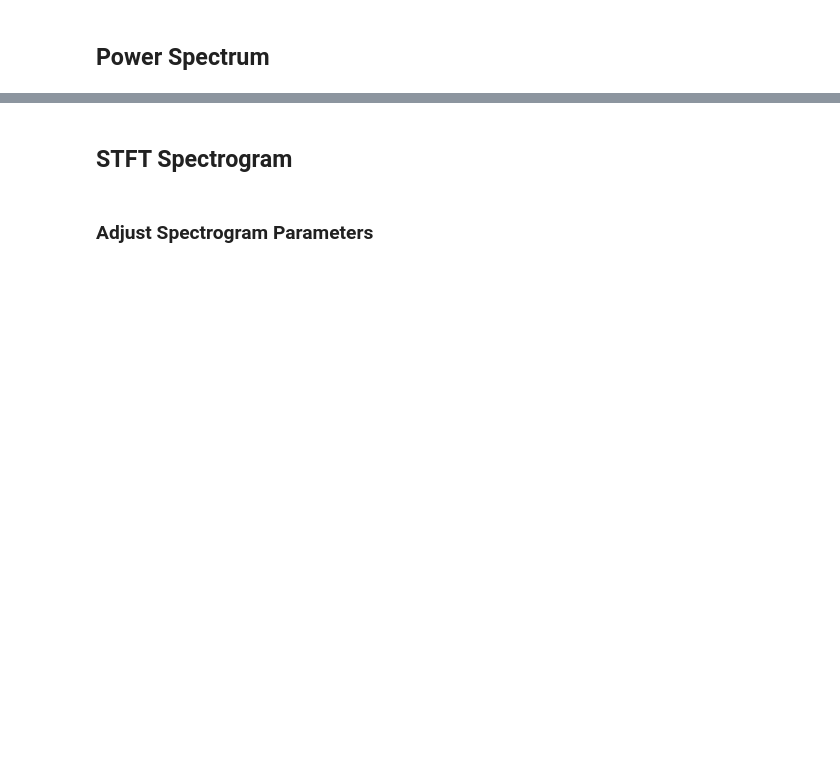
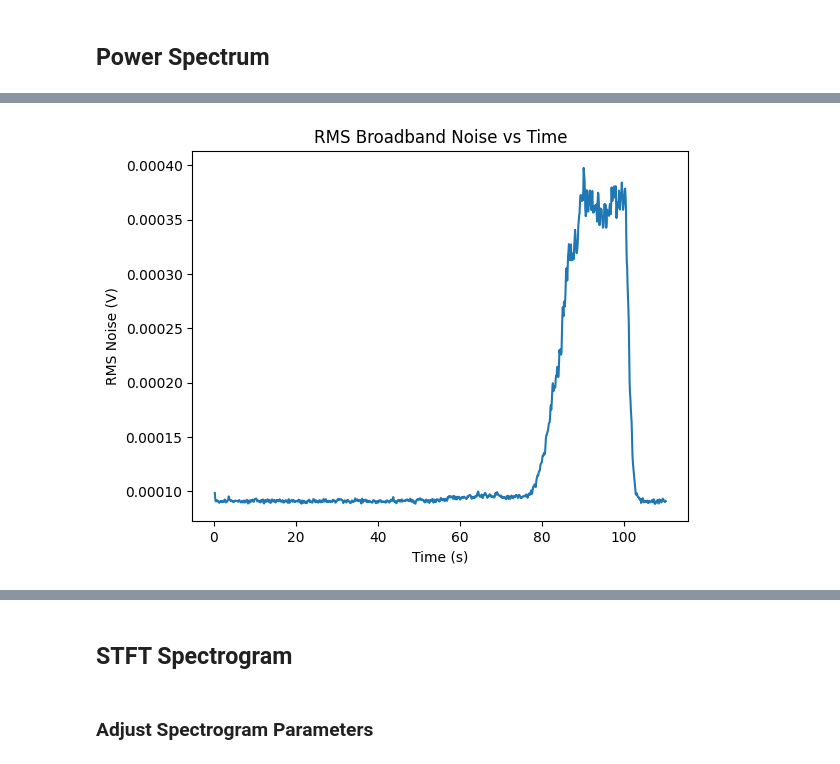
Before and after one commit to UARK-NED3/AELab, a Jupyter notebook: spier16/Mistras/EasyAE/EasyAE_MPD_Analysis.ipynb, the cells around one changed output, grey strips where cells are left out. Cells and saved outputs as stored; diff of their text form; code cells hidden in the pictures; blank space fills up the shorter version.

Commit message:
Plotting speed-ups

```diff
--- a/spier16/Mistras/EasyAE/EasyAE_MPD_Analysis.ipynb
+++ b/spier16/Mistras/EasyAE/EasyAE_MPD_Analysis.ipynb
@@ -812,3 +738,61 @@ plt.show()
+# %%
+import numpy as np
+import matplotlib.pyplot as plt
+from scipy.signal import spectrogram
+
+def rms_over_time_spectrogram(t0, x, fs, window_sec=1.0, step_sec=0.5, fmin=None, fmax=None):
+    """
+    Estimate band-limited RMS over time using a single spectrogram call.
+
+    This is much faster than calling Welch inside a Python loop because the
+    full sliding PSD is computed in one vectorized operation.
+    """
+    window_len = int(window_sec * fs)
+    step_len = int(step_sec * fs)
+
+    if window_len <= 0:
+        raise ValueError("window_sec is too small for the sampling frequency")
+    if step_len <= 0:
+        raise ValueError("step_sec is too small for the sampling frequency")
+    if window_len > len(x):
+        return np.array([]), np.array([])
+
+    noverlap = max(0, window_len - step_len)
+
+    f, times_rel, Sxx = spectrogram(
+        x,
+        fs=fs,
+        window="hann",
+        nperseg=window_len,
+        noverlap=noverlap,
+        detrend=False,
+        scaling="density",
+        mode="psd",
+    )
+
+    mask = np.ones_like(f, dtype=bool)
+    if fmin is not None:
+        mask &= f >= fmin
+    if fmax is not None:
+        mask &= f <= fmax
+
+    if not np.any(mask):
+        return t0 + times_rel, np.zeros_like(times_rel)
+
+    band_power = np.trapezoid(Sxx[mask, :], f[mask], axis=0)
+    sigmas = np.sqrt(np.maximum(band_power, 0.0))
+    return t0 + times_rel, sigmas
+
+# Example usage:
+times, sigmas = rms_over_time_spectrogram(masked_ae_data[0, 0], masked_ae_data[:, 1], fs=sampling_frequency, window_sec=0.5, step_sec=0.1, fmin=4e3, fmax=50e3)
+plt.figure()
+plt.plot(times, sigmas)
+plt.xlabel("Time (s)")
+plt.ylabel("RMS Noise (V)")
+plt.title("RMS Broadband Noise vs Time")
+plt.show()
+# %% [output]
+[figure, added]
 # %%
 # # Compute the Signal RMS
 # signal_rms = np.sqrt(np.mean(np.square(masked_raw_signal)))
```
Also changed, not shown: parts of 19 cells of this notebook.
